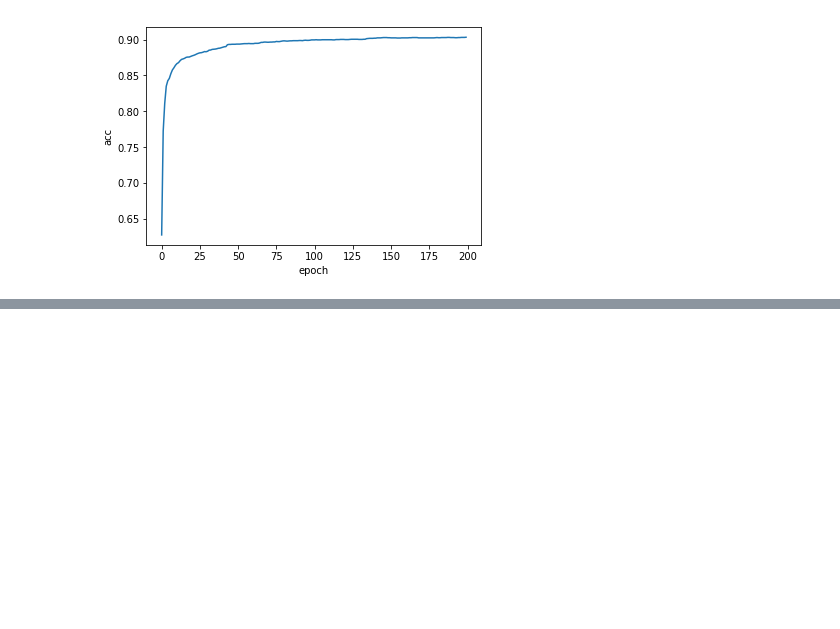
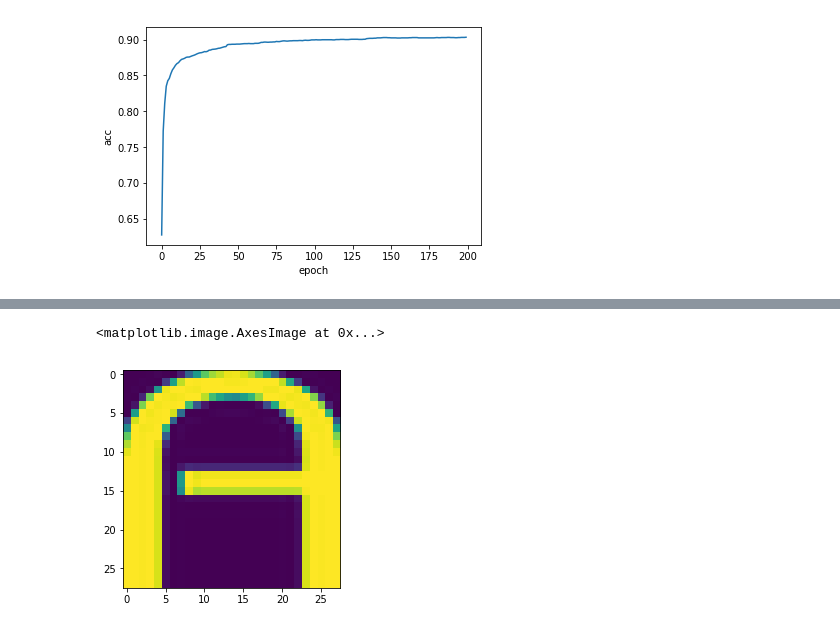
Before and after one commit to Hotckiss/ML, a Jupyter notebook: 2/hw2.ipynb, the cells around one changed output, grey strips where cells are left out. Saved outputs shown, nothing was run; the diff lists cells and outputs as text; code cells hidden in the pictures; blank space fills up the shorter version.

```diff
--- a/2/hw2.ipynb
+++ b/2/hw2.ipynb
@@ -153,0 +162,31 @@ task4_spam()
+# %%
+from skimage import io
+import os
+from pathlib import Path
+
+def load_notmnist():
+    root = data_folder + "notMNIST_small/"
+
+    notmnist_values_train, notmnist_values_test, notmnist_labels_train, notmnist_labels_test = None, None, None, None
+    for i, letter in enumerate(os.listdir(root)):
+        cur_notmnist_values = np.array([io.imread(img) for img in Path(root + letter).iterdir() if img.stat().st_size > 0], dtype=np.float)
+        cur_notmnist_labels = np.array([i] * cur_notmnist_values.shape[0])
+
+        cur_notmnist_values_train, cur_notmnist_values_test, cur_notmnist_labels_train, cur_notmnist_labels_test = split_dataset(cur_notmnist_values, cur_notmnist_labels)
+
+        if notmnist_values_train is None:
+            notmnist_values_train, notmnist_labels_train = cur_notmnist_values_train, cur_notmnist_labels_train
+            notmnist_values_test, notmnist_labels_test = cur_notmnist_values_test, cur_notmnist_labels_test
+        else:
+            notmnist_values_train, notmnist_labels_train = np.vstack((notmnist_values_train, cur_notmnist_values_train)), np.hstack((notmnist_labels_train, cur_notmnist_labels_train))
+            notmnist_values_test, notmnist_labels_test = np.vstack((notmnist_values_test, cur_notmnist_values_test)), np.hstack((notmnist_labels_test, cur_notmnist_labels_test))
+
+    notmnist_values_train = torch.tensor(notmnist_values_train, dtype=torch.float).view(notmnist_values_train.shape[0], 1, 28, 28)
+    notmnist_values_test = torch.tensor(notmnist_values_test, dtype=torch.float).view(notmnist_values_test.shape[0], 1, 28, 28)
+    notmnist_labels_train = torch.tensor(notmnist_labels_train, dtype=torch.long)
+    notmnist_labels_test = torch.tensor(notmnist_labels_test, dtype=torch.long)
+
+    return notmnist_values_train, notmnist_values_test, notmnist_labels_train, notmnist_labels_test
+# %%
+mnist_values, mnist_labels = load_mnist()
+notmnist_values_train, notmnist_values_test, notmnist_labels_train, notmnist_labels_test = load_notmnist()
@@ -153,0 +198,5 @@ task4_spam()
+# %%
+plt.imshow(notmnist_values_train[11][0])
+# %% [output]
+<matplotlib.image.AxesImage at 0x...>
+[figure, added]
```
Also changed, not shown: parts of 3 cells of this notebook.
